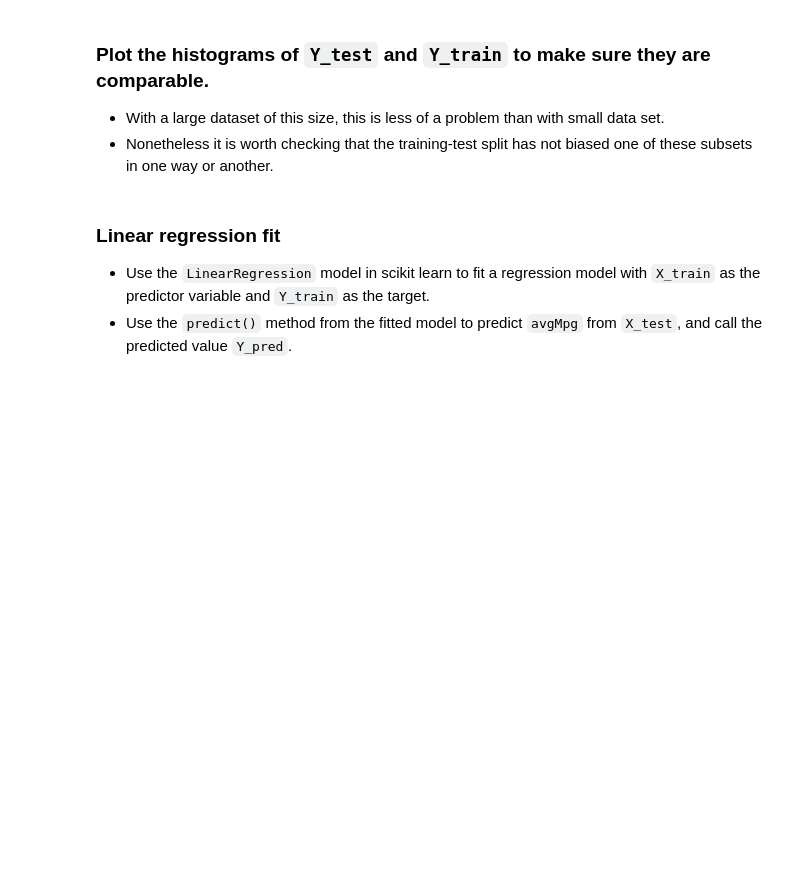
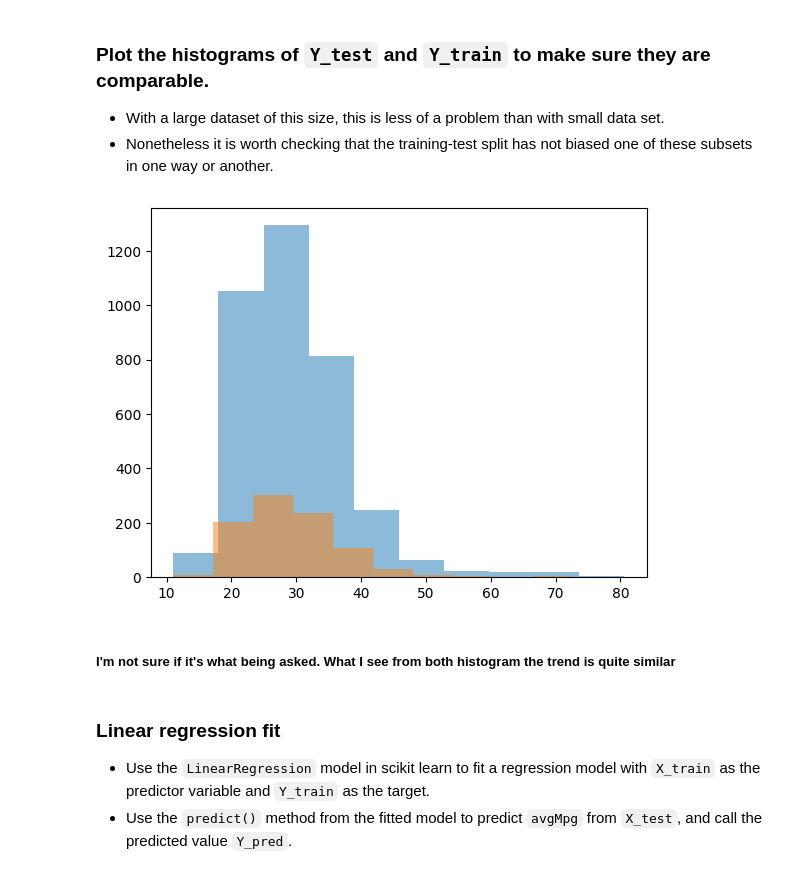
Before and after one commit to setiadha-unc/data720, a Jupyter notebook: Unit 5/Assignments/Unit5_Assignment_corrected.ipynb, the cells around one changed output. Cells and saved outputs as stored; diff of their text form; code cells hidden in the pictures; blank space fills up the shorter version.

```diff
--- a/Unit 5/Assignments/Unit5_Assignment_corrected.ipynb
+++ b/Unit 5/Assignments/Unit5_Assignment_corrected.ipynb
@@ -130,4 +129,4 @@ carDataRead #.head(10)
     * Call the array of target variable Y
 * The Numpy `np.array()` function can convert a homogeneous section of a data frame to a Numpy array.
 # %%
-X = np.array([carDataRead['cylinders'], carDataRead['displ'], carDataRead['speeds'], carDataRead['drive_number']])
+X = carDataRead[['cylinders', 'displ', 'speeds', 'drive_number']]
@@ -133,0 +149,3 @@ X = np.array([carDataRead['cylinders'], carDataRead['displ'], carDataRead['speed
+# %%
+y = carDataRead["avgMpg"]
+y
@@ -143,0 +175,4 @@ X = np.array([carDataRead['cylinders'], carDataRead['displ'], carDataRead['speed
+# %%
+from sklearn.model_selection import train_test_split
+
+X_train, X_test, y_train, y_test = train_test_split(X, y, test_size=0.2, random_state=42)
@@ -150,3 +189,11 @@ X = np.array([carDataRead['cylinders'], carDataRead['displ'], carDataRead['speed
+# %%
+plt.hist(y_train, alpha=0.5)
+plt.hist(y_test, alpha=0.5)
+plt.show()
+# %% [output]
+[figure, added]
+# %% [markdown]
+##### I'm not sure if it's what being asked. What I see from both histogram the trend is quite similar
 # %% [markdown]
 ### Linear regression fit
 * Use the `LinearRegression` model in scikit learn to fit a regression model with `X_train` as the predictor variable and `Y_train` as the target.
```
Also changed, not shown: parts of 20 cells of this notebook, 3 other files.
